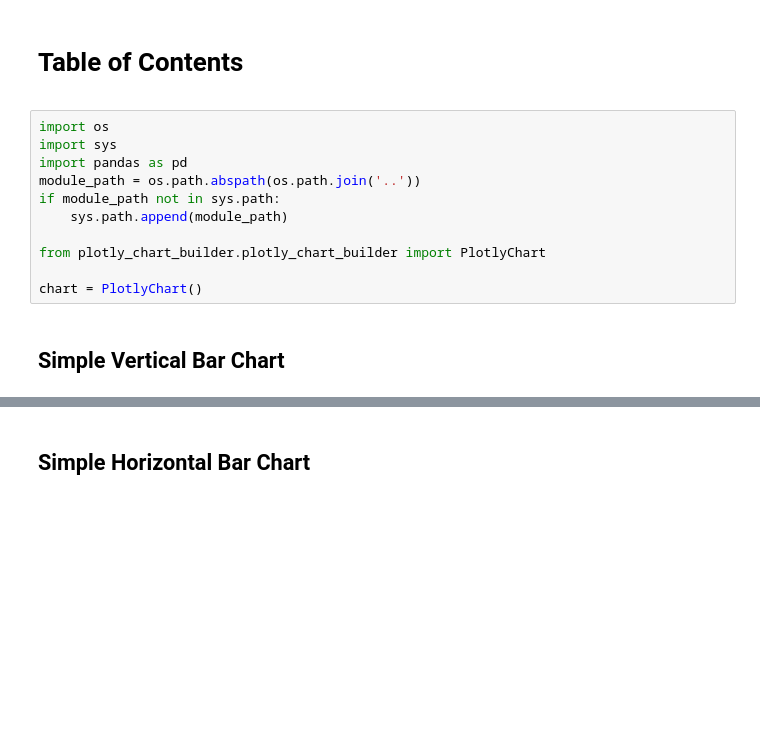
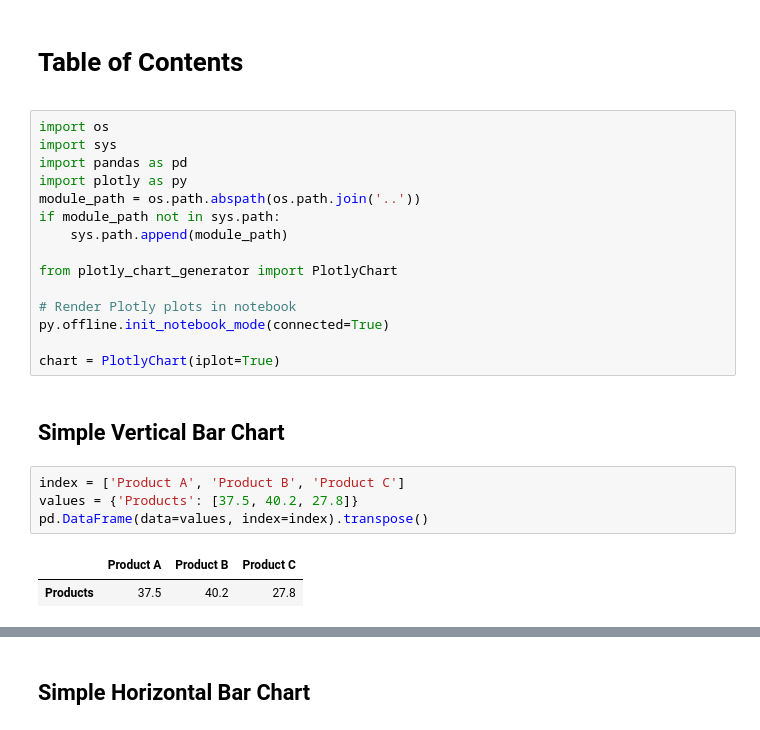
Before and after one commit to PrebenHesvik/Plotly-Chart-Generator, a Jupyter notebook: examples/bar-charts.ipynb, the cells around one changed output, grey strips where cells are left out. Cells and saved outputs as stored; diff of their text form; blank space fills up the shorter version.

```diff
--- a/examples/bar-charts.ipynb
+++ b/examples/bar-charts.ipynb
@@ -5,15 +5,26 @@
 import os
 import sys
 import pandas as pd
+import plotly as py
 module_path = os.path.abspath(os.path.join('..'))
 if module_path not in sys.path:
     sys.path.append(module_path)
 
-from plotly_chart_builder.plotly_chart_builder import PlotlyChart
+from plotly_chart_generator import PlotlyChart
 
-chart = PlotlyChart()
+# Render Plotly plots in notebook
+py.offline.init_notebook_mode(connected=True)
+
+chart = PlotlyChart(iplot=True)
 # %% [markdown]
 ## Simple Vertical Bar Chart
+# %%
+index = ['Product A', 'Product B', 'Product C']
+values = {'Products': [37.5, 40.2, 27.8]}
+pd.DataFrame(data=values, index=index).transpose()
+# %% [output]
+|  | Product A | Product B | Product C |
+| Products | 37.5 | 40.2 | 27.8 |
 # %%
 # create data
 index = ['Product A', 'Product B', 'Product C']
```
Also changed, not shown: parts of 8 cells of this notebook, 2 other files.
